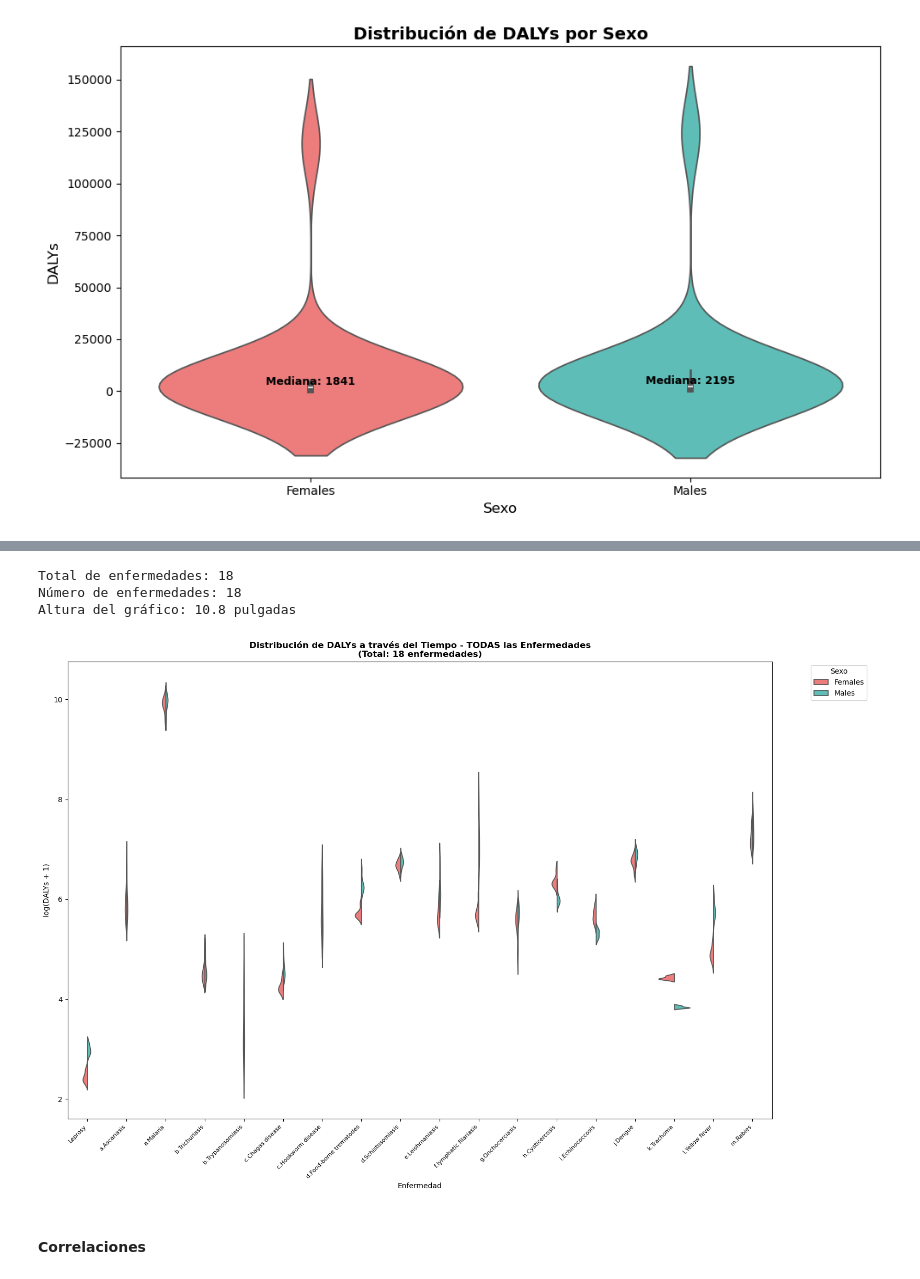
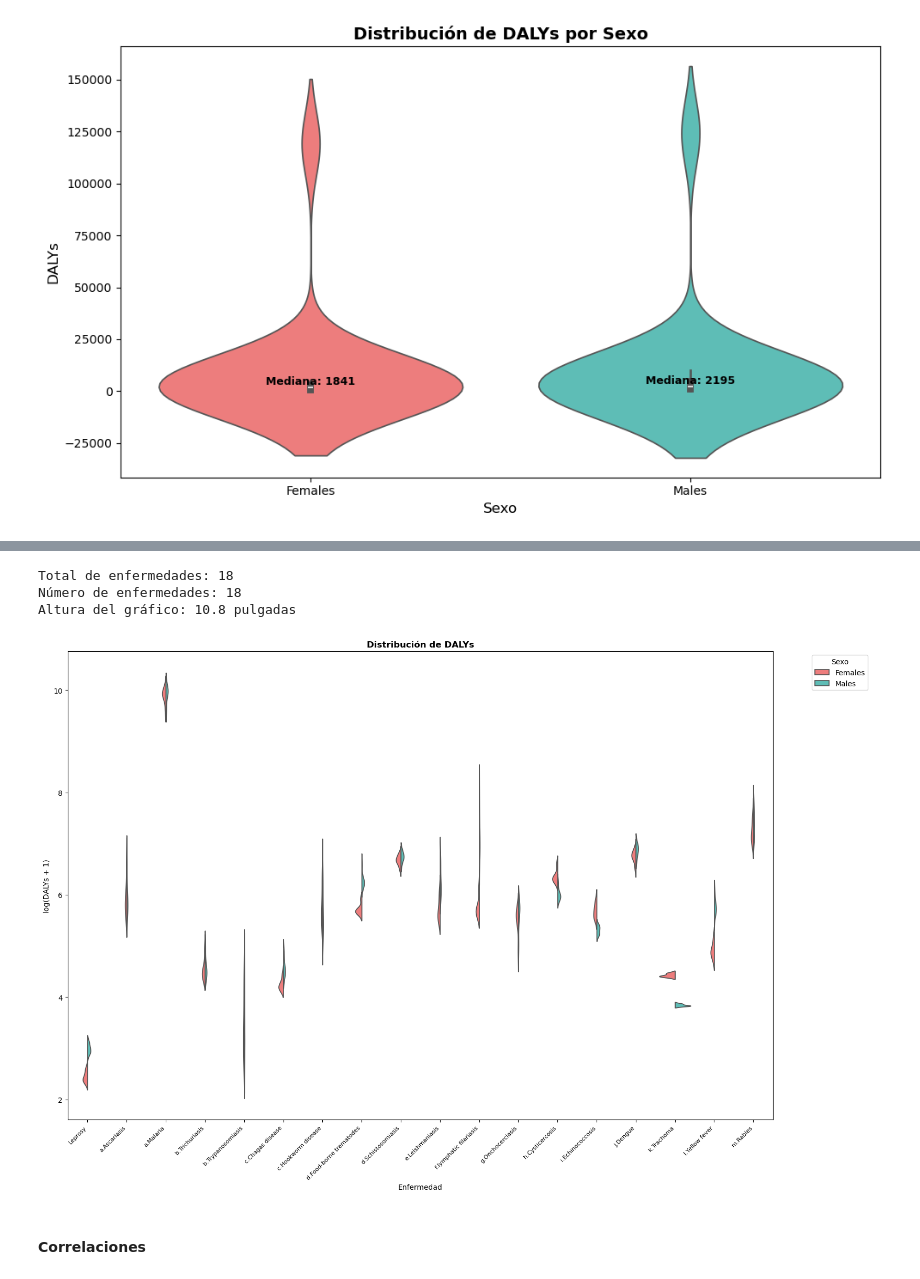
Before and after one commit to P-arsimony/DALY_DataAnalysis, a Jupyter notebook: Data_Visualization.ipynb, the cells around one changed output, grey strips where cells are left out. Cells and saved outputs as stored; diff of their text form; code cells hidden in the pictures.

```diff
--- a/Data_Visualization.ipynb
+++ b/Data_Visualization.ipynb
@@ -504,13 +479,4 @@ plt.show()
 # %%
-import seaborn as sns
-import matplotlib.pyplot as plt
-import numpy as np
-import pandas as pd
-
-# ============================================
-# Mantener granularidad (por año)
-# ============================================
-
 dalys_por_año = df.groupby(['causa', 'sexo', 'ano'])['dalys'].sum().reset_index()
 
 # Obtener TODAS las causas
@@ -530,35 +496,35 @@ altura_dinamica = max(10, n_causas * 0.6)
 print(f"Número de enfermedades: {n_causas}")
 print(f"Altura del gráfico: {altura_dinamica:.1f} pulgadas")
 
 # Crear figura
 plt.figure(figsize=(16, altura_dinamica))
 
 # Violinplot SIN boxplots (inner=None elimina cualquier estadística interna)
 sns.violinplot(data=df_todas, x='causa', y='dalys_log', hue='sexo',
                palette=['#FF6B6B', '#4ECDC4'],
                split=True,
-               inner=None)  # <--- inner=None elimina boxplots internos
+               inner=None)
 
-plt.title(f'Distribución de DALYs a través del Tiempo - TODAS las Enfermedades\n(Total: {n_causas} enfermedades)',
+plt.title(f'Distribución de DALYs',
           fontsize=12, fontweight='bold')
 plt.xlabel('Enfermedad', fontsize=10)
 plt.ylabel('log(DALYs + 1)', fontsize=10)
 
 # Ajustar rotación de etiquetas
 if n_causas > 50:
     plt.xticks(rotation=90, ha='right', fontsize=5)
 elif n_causas > 30:
     plt.xticks(rotation=45, ha='right', fontsize=6)
 else:
     plt.xticks(rotation=45, ha='right', fontsize=8)
 
 plt.legend(title='Sexo', bbox_to_anchor=(1.05, 1), loc='upper left')
 plt.tight_layout()
 plt.show()
 # %% [output]
 Total de enfermedades: 18
 Número de enfermedades: 18
 Altura del gráfico: 10.8 pulgadas
-[figure, old version]
+[figure, new version]
 # %% [markdown]
 #### Correlaciones
```
Also changed, not shown: parts of 7 cells of this notebook.
